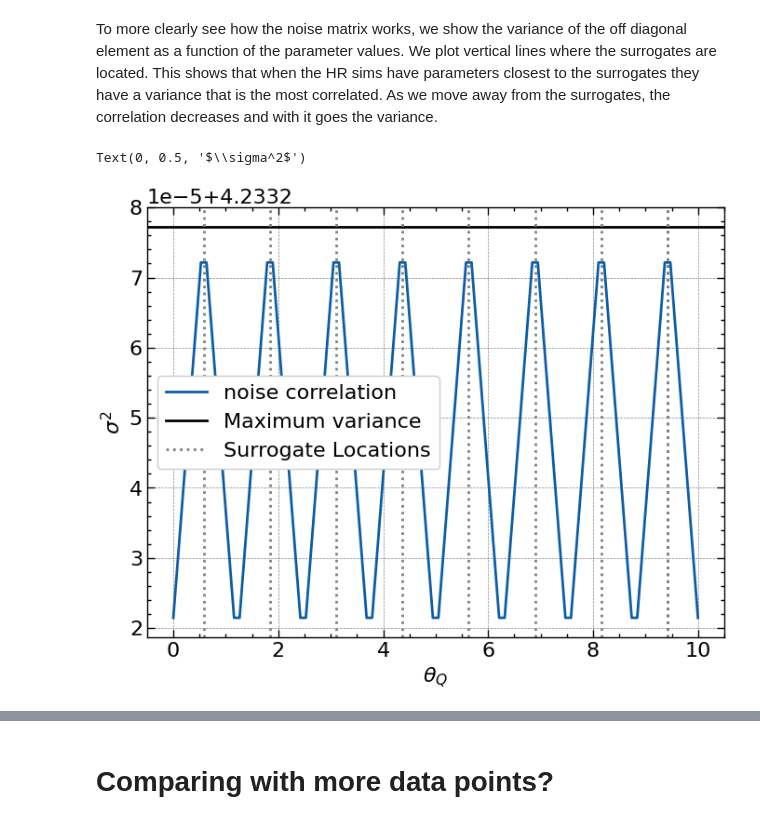
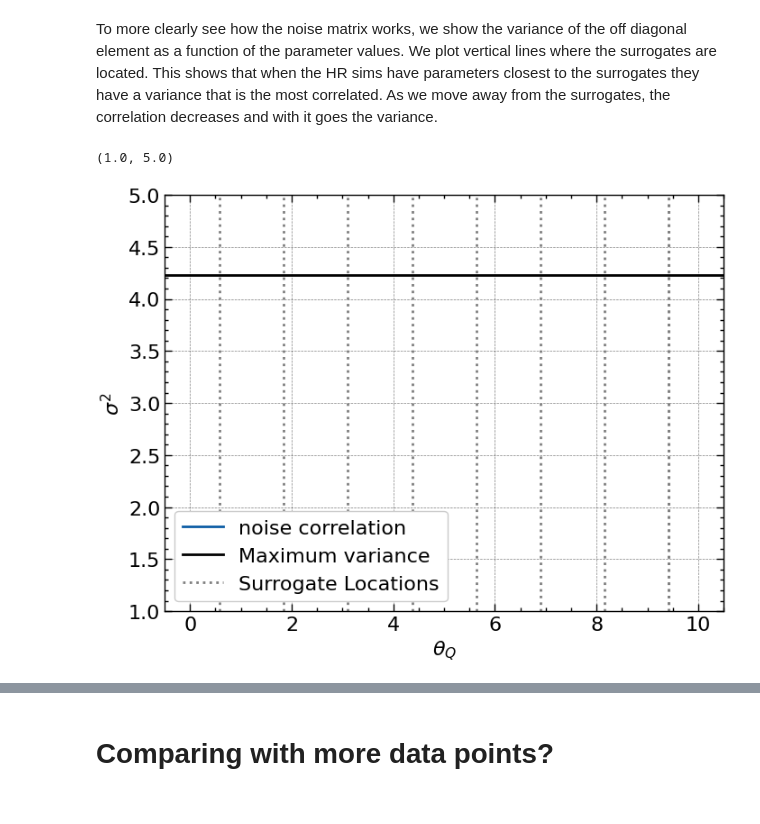
Before and after one commit to Maxelee/CARPoolGP_test, a Jupyter notebook: ToyModel.ipynb, the cells around one changed output, grey strips where cells are left out. Saved outputs shown, nothing was run; the diff lists cells and outputs as text; code cells hidden in the pictures.

```diff
--- a/ToyModel.ipynb
+++ b/ToyModel.ipynb
@@ -86,7 +86,7 @@ def loss(params, kernel_func, X, Y, jitter=None,I=None, kernel_M=None):
         MK = Mkernel(jnp.exp(-p))
 
         # Off diagonal elements are weighed by linear exponential
-        M =  I*MK(X, X) * jitter + jnp.eye(2*N)*jitter
+        M =  I*MK(X, X) *  jnp.exp(params['log_jitter']) + jnp.eye(2*N)*jnp.exp(params['log_jitter'])
         cov = kernel(X, X)  + M
 
 
@@ -187,7 +187,7 @@ class Mkernel(kernels.Kernel):
         self.p = jnp.atleast_1d(p)
     def evaluate(self, X1, X2):
         x = jnp.atleast_1d(jnp.sqrt((X2 - X1)**2))
-        return  jnp.sum(jnp.exp(-p* x))
+        return  jnp.sum(jnp.exp(-self.p* x))
 
 def get_GPMixture(params):
     try:
@@ -262,7 +262,7 @@ For an f=0, there is 100% correlation, for an f=1, there is 0 correlation, and i
 # %%
 div=12 # Number of surrogates = N / div
 N_R = int(N/div)
-f=0.0
+f=1.0
 
 theta_R, R, E = match_surrogates0(theta_Q, intrinsic_noise,  f,  div)
 # %%
@@ -292,7 +292,7 @@ paramsCP = {
     "log_amp":paramsQ["log_amp"],
     "log_tau":paramsQ["log_tau"],
     "log_jitter":paramsQ["log_jitter"],
-    "log_pl":-0.0}
+    "log_pl":1.0}
 
 kernel_func =  jax.tree_util.Partial(get_GPMixture)
 
@@ -360,16 +356,17 @@ To more clearly see how the noise matrix works, we show the variance of the off
 # %%
 off_D = M(theta_QR, theta_QR) * I * jitter
 plt.plot(theta_Q, [off_D[i, N+i] for i in range(N)], label='noise correlation')
 plt.axhline(jitter, ls='-', c='k', label='Maximum variance')
 for tr in np.unique(theta_R):
     plt.axvline(tr, c='grey', ls=':')
 plt.axvline(tr, c='grey', ls=':', label='Surrogate Locations')
 plt.legend()
 plt.xlabel(r'$\theta_Q$')
 plt.ylabel('$\sigma^2$')
+plt.ylim(1, 5)
 # %% [output]
-Text(0, 0.5, '$\\sigma^2$')
+(1.0, 5.0)
-[figure, old version]
+[figure, new version]
 # %%
 plt.imshow(noise)
 plt.colorbar()
```
Also changed, not shown: parts of 7 cells of this notebook, 5 other files.
